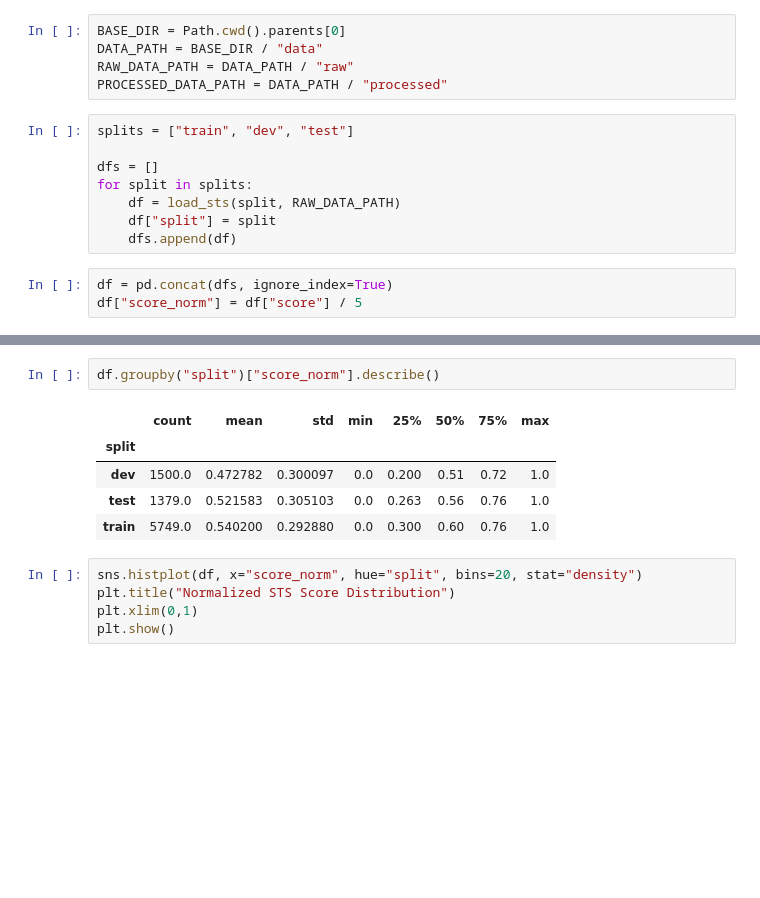
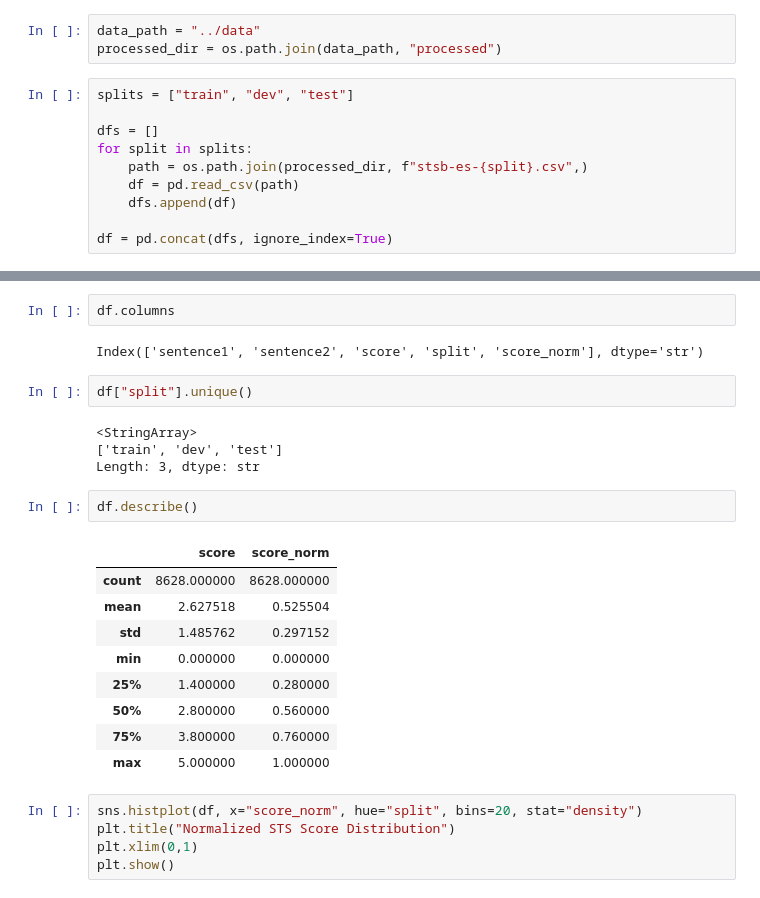
Before and after one commit to MattCastUCM/JustShare, a Jupyter notebook: server/ml/dataset.ipynb, the cells around one changed output, grey strips where cells are left out. Cells and saved outputs as stored; diff of their text form; blank space fills up the shorter version.

```diff
--- a/server/ml/dataset.ipynb
+++ b/server/ml/dataset.ipynb
@@ -13,16 +11,13 @@ def load_sts(split: str, path: Path):
 # %%
-BASE_DIR = Path.cwd().parents[0]
-DATA_PATH = BASE_DIR / "data"
-RAW_DATA_PATH = DATA_PATH / "raw"
-PROCESSED_DATA_PATH = DATA_PATH / "processed"
+data_path = "../data"
+processed_dir = os.path.join(data_path, "processed")
 # %%
 splits = ["train", "dev", "test"]
 
 dfs = []
 for split in splits:
-    df = load_sts(split, RAW_DATA_PATH)
-    df["split"] = split
-    dfs.append(df)
+	path = os.path.join(processed_dir, f"stsb-es-{split}.csv",)
+	df = pd.read_csv(path)
+	dfs.append(df)
+
+df = pd.concat(dfs, ignore_index=True)
-# %%
-df = pd.concat(dfs, ignore_index=True)
-df["score_norm"] = df["score"] / 5
@@ -45,11 +24,25 @@ display(df)
-# %%
-df.groupby("split")["score_norm"].describe()
-# %% [output]
-|  | count | mean | std | min | 25% | 50% | 75% | max |
-| split |  |  |  |  |  |  |  |  |
-| dev | 1500.0 | 0.472782 | 0.300097 | 0.0 | 0.200 | 0.51 | 0.72 | 1.0 |
-| test | 1379.0 | 0.521583 | 0.305103 | 0.0 | 0.263 | 0.56 | 0.76 | 1.0 |
-| train | 5749.0 | 0.540200 | 0.292880 | 0.0 | 0.300 | 0.60 | 0.76 | 1.0 |
+# %%
+df.columns
+# %% [output]
+Index(['sentence1', 'sentence2', 'score', 'split', 'score_norm'], dtype='str')
+# %%
+df["split"].unique()
+# %% [output]
+<StringArray>
+['train', 'dev', 'test']
+Length: 3, dtype: str
+# %%
+df.describe()
+# %% [output]
+|  | score | score_norm |
+| count | 8628.000000 | 8628.000000 |
+| mean | 2.627518 | 0.525504 |
+| std | 1.485762 | 0.297152 |
+| min | 0.000000 | 0.000000 |
+| 25% | 1.400000 | 0.280000 |
+| 50% | 2.800000 | 0.560000 |
+| 75% | 3.800000 | 0.760000 |
+| max | 5.000000 | 1.000000 |
 # %%
 sns.histplot(df, x="score_norm", hue="split", bins=20, stat="density")
 plt.title("Normalized STS Score Distribution")
```
Also changed, not shown: parts of 5 cells of this notebook, 12 other files.
